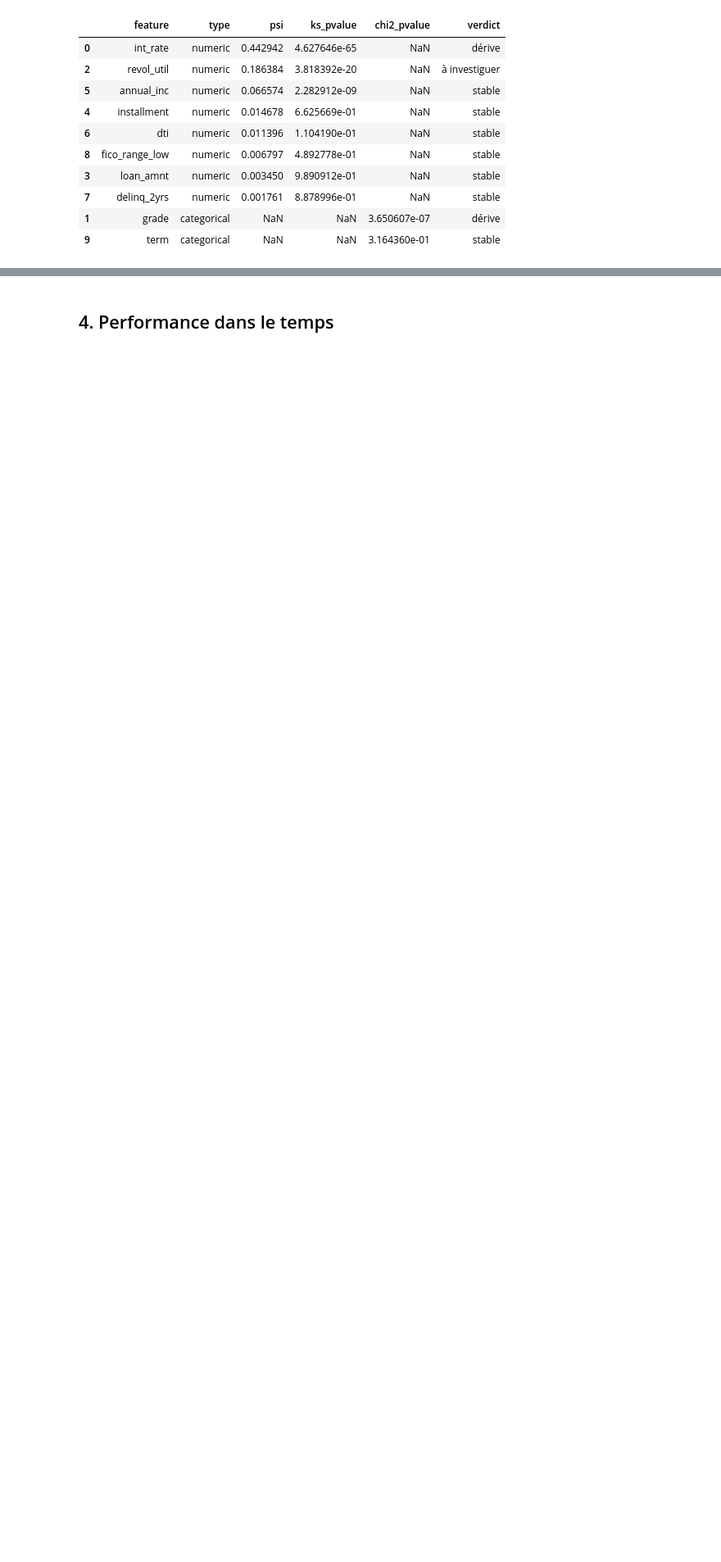
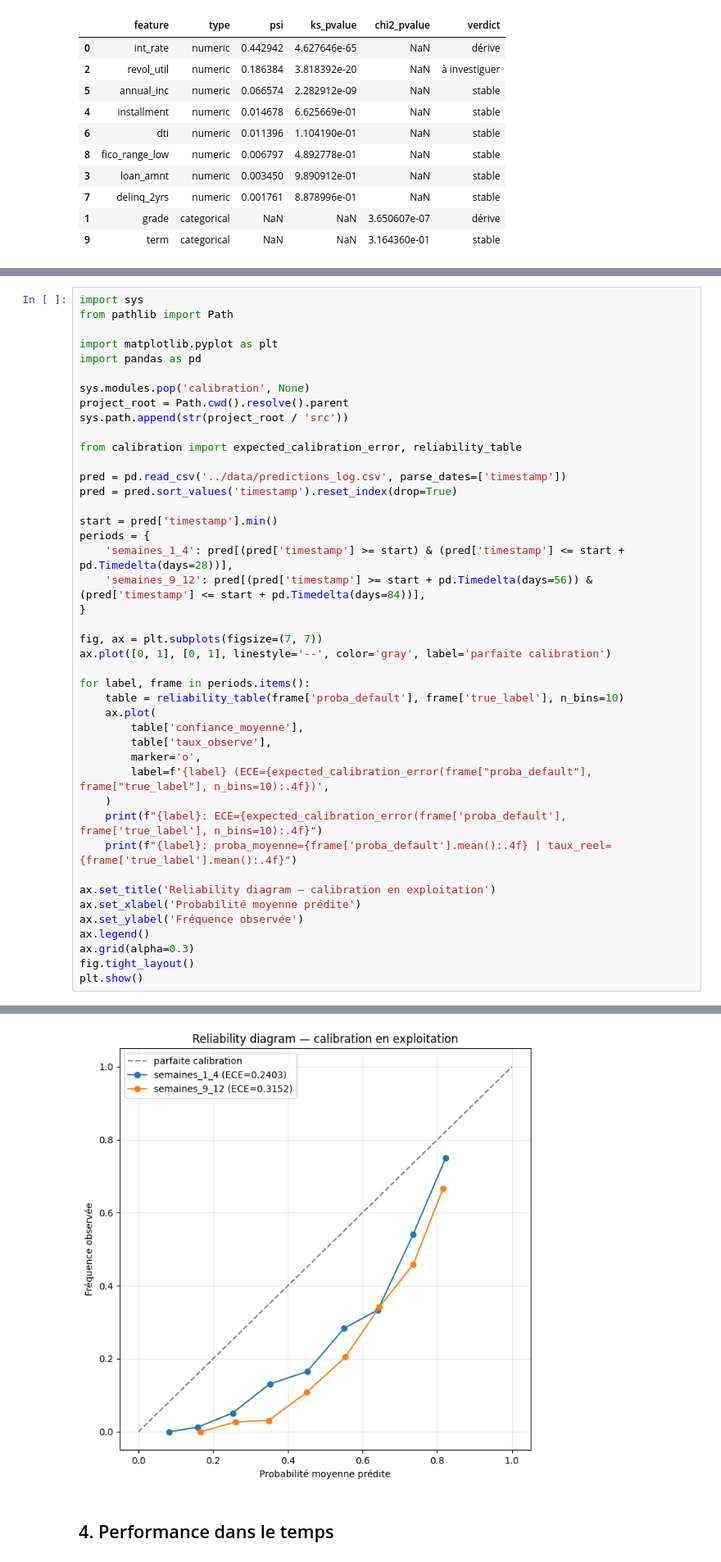
Before and after one commit to Celia-34/M6-B1-pyrenex-post-prod, a Jupyter notebook: notebooks/M6-B1_template_celia_theo.ipynb, the cells around one changed output, grey strips where cells are left out. Shown at 82% size. Drawn from its saved outputs; the diff is of its cells as text; blank space fills up the shorter version.

Commit message:
feat(notebook): calibration + recommendations
Co-authored-by: Celia F <celia.fortuna@atos.net>

```diff
--- a/notebooks/M6-B1_template_celia_theo.ipynb
+++ b/notebooks/M6-B1_template_celia_theo.ipynb
@@ -244,0 +249,44 @@ purpose: Chi2_pvalue=0.1993
+# %%
+import sys
+from pathlib import Path
+
+import matplotlib.pyplot as plt
+import pandas as pd
+
+sys.modules.pop('calibration', None)
+project_root = Path.cwd().resolve().parent
+sys.path.append(str(project_root / 'src'))
+
+from calibration import expected_calibration_error, reliability_table
+
+pred = pd.read_csv('../data/predictions_log.csv', parse_dates=['timestamp'])
+pred = pred.sort_values('timestamp').reset_index(drop=True)
+
+start = pred['timestamp'].min()
+periods = {
+    'semaines_1_4': pred[(pred['timestamp'] >= start) & (pred['timestamp'] <= start + pd.Timedelta(days=28))],
+    'semaines_9_12': pred[(pred['timestamp'] >= start + pd.Timedelta(days=56)) & (pred['timestamp'] <= start + pd.Timedelta(days=84))],
+}
+
+fig, ax = plt.subplots(figsize=(7, 7))
+ax.plot([0, 1], [0, 1], linestyle='--', color='gray', label='parfaite calibration')
+
+for label, frame in periods.items():
+    table = reliability_table(frame['proba_default'], frame['true_label'], n_bins=10)
+    ax.plot(
+        table['confiance_moyenne'],
+        table['taux_observe'],
+        marker='o',
+        label=f'{label} (ECE={expected_calibration_error(frame["proba_default"], frame["true_label"], n_bins=10):.4f})',
+    )
+    print(f"{label}: ECE={expected_calibration_error(frame['proba_default'], frame['true_label'], n_bins=10):.4f}")
+    print(f"{label}: proba_moyenne={frame['proba_default'].mean():.4f} | taux_reel={frame['true_label'].mean():.4f}")
+
+ax.set_title('Reliability diagram — calibration en exploitation')
+ax.set_xlabel('Probabilité moyenne prédite')
+ax.set_ylabel('Fréquence observée')
+ax.legend()
+ax.grid(alpha=0.3)
+fig.tight_layout()
+plt.show()
+# %% [output]
@@ -245,2 +297,3 @@ purpose: Chi2_pvalue=0.1993
+[figure, added]
 # %% [markdown]
 ## 4. Performance dans le temps
```
Also changed, not shown: parts of 8 cells of this notebook.
